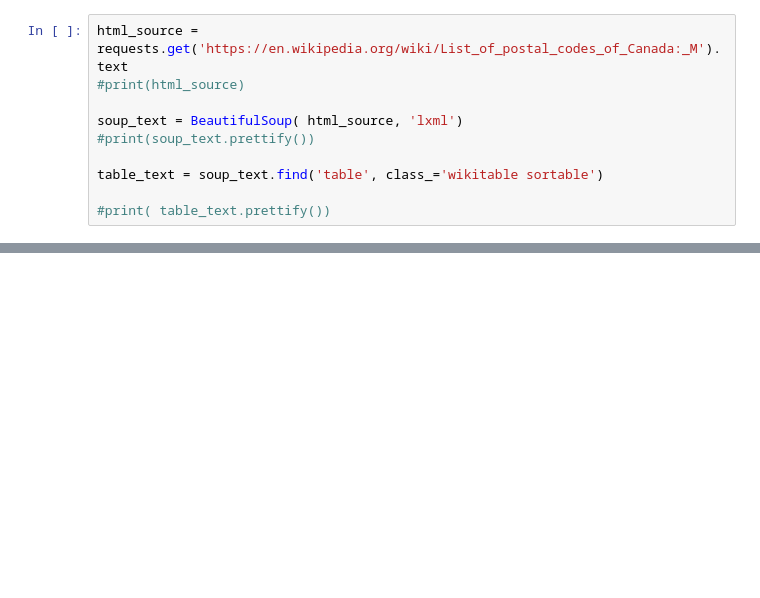
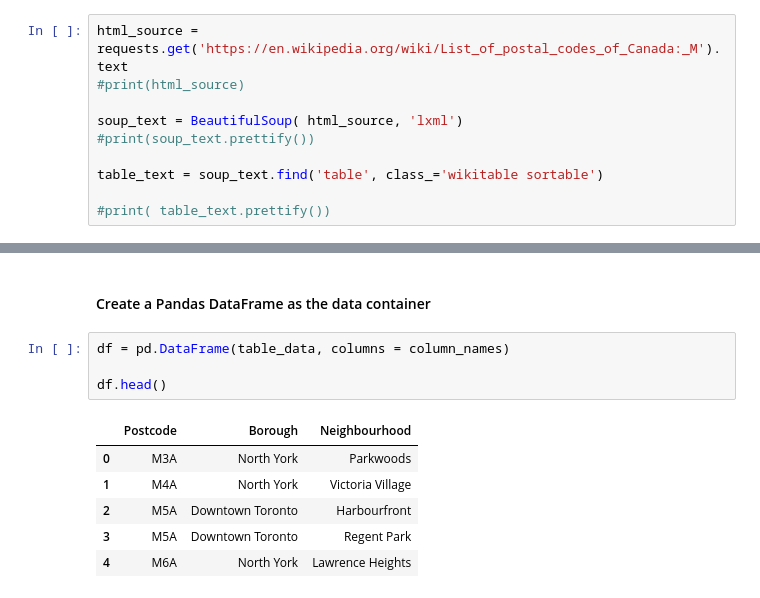
Before and after one commit to AndrewZou/Coursera_Capstone, a Jupyter notebook: Segmenting_Clustering_Neighbohood_Toronto.ipynb, the cells around one changed output, grey strips where cells are left out. Cells and saved outputs as stored; diff of their text form; blank space fills up the shorter version.

```diff
--- a/Segmenting_Clustering_Neighbohood_Toronto.ipynb
+++ b/Segmenting_Clustering_Neighbohood_Toronto.ipynb
@@ -123,0 +106,13 @@ for row in table_text.find_all('tr'):
+# %% [markdown]
+#### Create a Pandas DataFrame as the data container
+# %%
+df = pd.DataFrame(table_data, columns = column_names)
+
+df.head()
+# %% [output]
+|  | Postcode | Borough | Neighbourhood |
+| 0 | M3A | North York | Parkwoods |
+| 1 | M4A | North York | Victoria Village |
+| 2 | M5A | Downtown Toronto | Harbourfront |
+| 3 | M5A | Downtown Toronto | Regent Park |
+| 4 | M6A | North York | Lawrence Heights |
```
Also changed, not shown: parts of 17 cells of this notebook.
